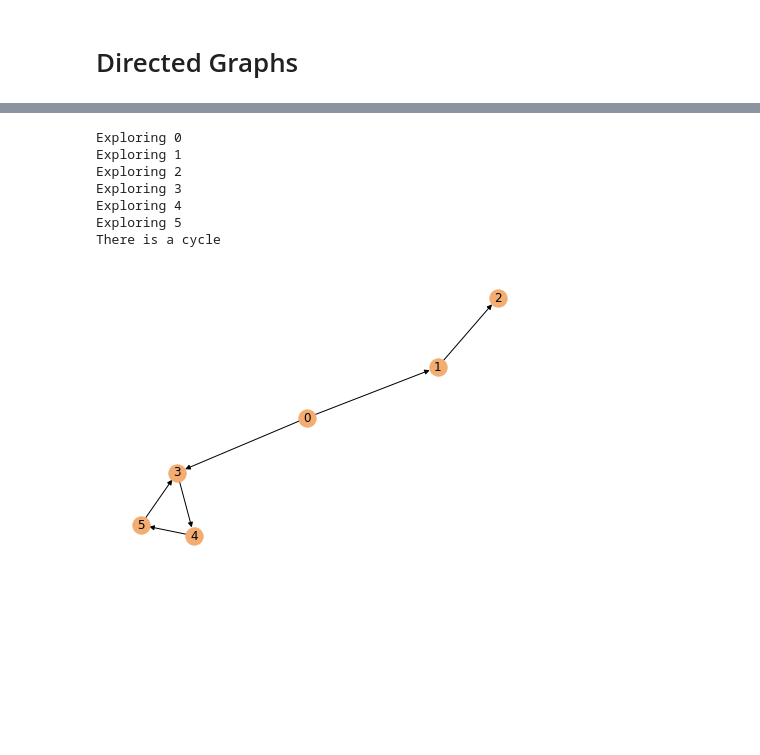
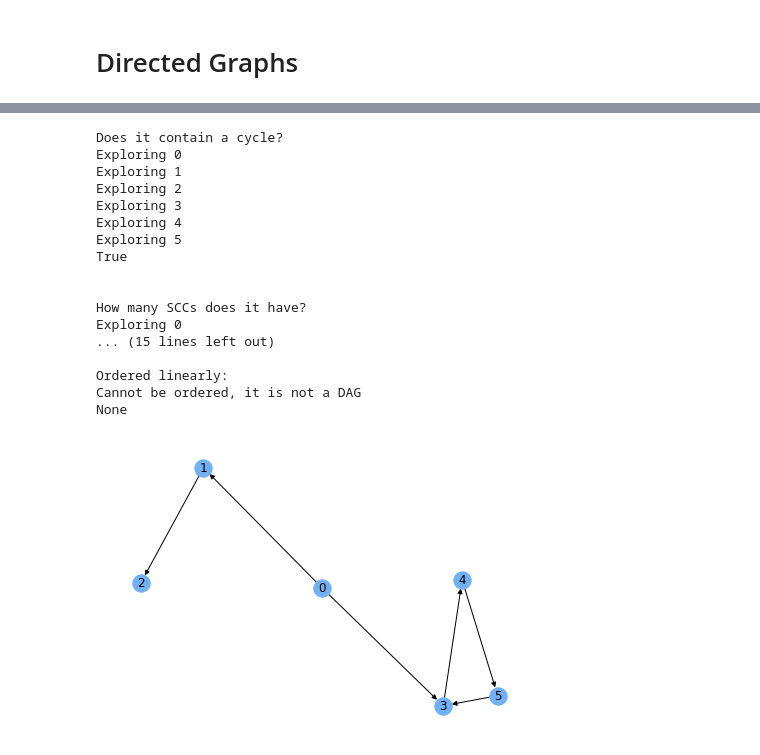
Before and after one commit to amujica/Graphs-Algorithms, a Jupyter notebook: Graphs.ipynb, the cells around one changed output, grey strips where cells are left out. Saved outputs shown, nothing was run; the diff lists cells and outputs as text; code cells hidden in the pictures; blank space fills up the shorter version.

```diff
--- a/Graphs.ipynb
+++ b/Graphs.ipynb
@@ -36,7 +40,7 @@ class Undirected_Graph:
     def DFS(self, v):
 
         # Mark all the vertices as not visited
-        visited = [False] * (len(self.graph))
+        visited = [False] * (self.V)
 
         # Call the recursive helper function
         # to print DFS traversal
@@ -50,16 +54,16 @@ class Undirected_Graph:
         plt.draw()
 
     def path_exists(self,u,v):
-        visited = [False] * (len(self.graph))
+        visited = [False] * (self.V)
         self.DFSUtil(u, visited)
         if visited[v]:
-            return 1
-        return 0
+            return True
+        return False
 
     def get_connected_components(self):
-        visited = [False] * (len(self.graph))
+        visited = [False] * (self.V)
         ccomp = 0
-        for i in range(len(self.graph)):
+        for i in range(self.V):
             if visited[i]==False:
                 self.DFSUtil(i, visited)
                 ccomp+=1
@@ -330,25 +481,44 @@ Exploring 3
 # %%
 g = Directed_Graph(6)
 g.addEdge(0, 1)
 g.addEdge(1, 2)
 g.addEdge(0, 3)
 g.addEdge(3, 4)
 g.addEdge(4, 5)
 g.addEdge(5, 3)
 g.addEdge(2, None)
 
+g.draw_graph()
 
-g.contains_cycle()
-g.draw_graph()
+print("Does it contain a cycle?")
+print(g.contains_cycle())
+print("\n")
+
+print("How many SCCs does it have?")
+print(g.get_SCC())
+print("\n")
+
+print("Ordered linearly:")
+print(g.topological_sort())
 # %% [output]
+Does it contain a cycle?
 Exploring 0
 Exploring 1
 Exploring 2
 Exploring 3
 Exploring 4
 Exploring 5
-There is a cycle
+True
+
+
+How many SCCs does it have?
+Exploring 0
+... (15 lines left out)
+
+Ordered linearly:
+Cannot be ordered, it is not a DAG
+None
-[figure, old version]
+[figure, new version]
 # %%
 g = Directed_Graph(9)
 g.addEdge(0, 1)
```
Also changed, not shown: parts of 15 cells of this notebook.
